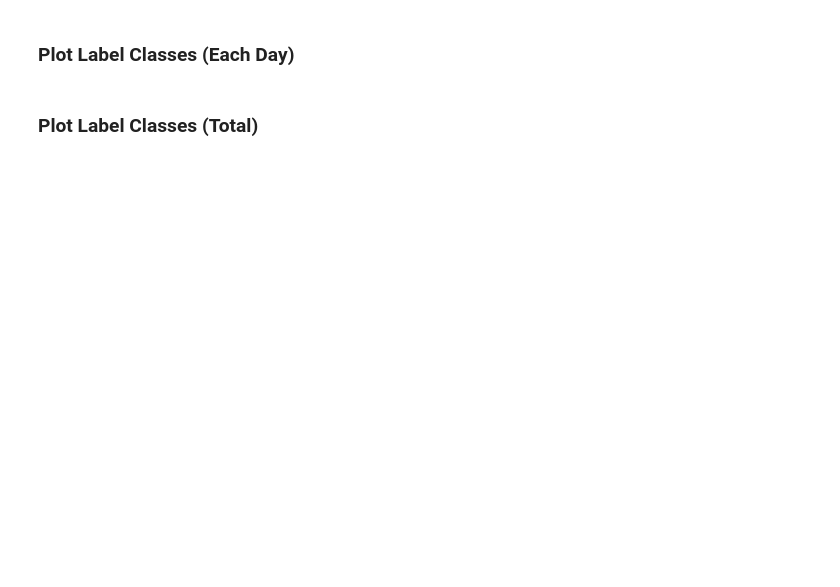
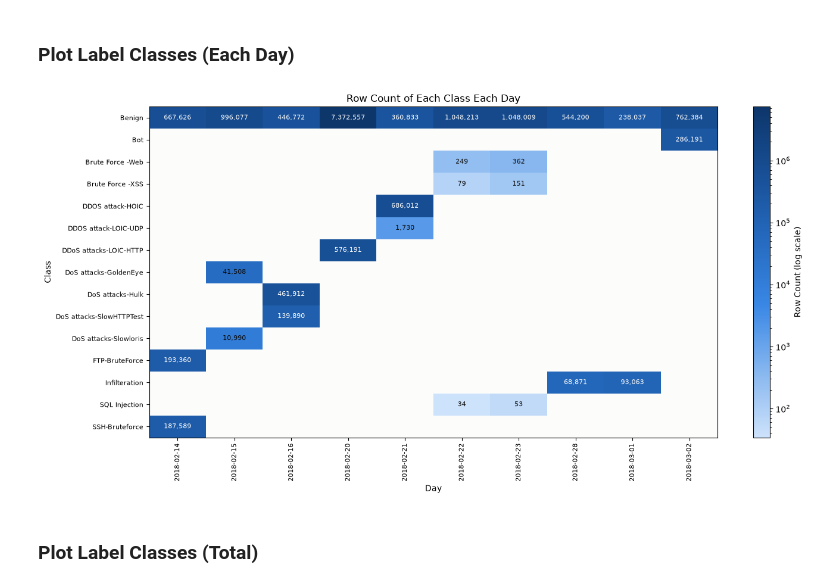
Before and after one commit to JoxNeis/mlids-robustness, a Jupyter notebook: mlids-renewed.ipynb, the cells around one changed output. Cells and saved outputs as stored; diff of their text form; code cells hidden in the pictures; blank space fills up the shorter version.

```diff
--- a/mlids-renewed.ipynb
+++ b/mlids-renewed.ipynb
@@ -70,0 +135,4 @@ LABEL_COLUMN = "label"
+# %%
+def load_classes_list(file_path: str = PATH_JSON_ORIGINAL_CLASSES_LIST) -> list[str]:
+    with open(file_path, "r", encoding="utf-8") as file:
+        return json.load(file)
@@ -388,0 +558,4 @@ del results
+# %%
+results = create_classes_list_from_a_folder(PATH_FOLDER_PARQUET_DATASET)
+display(results)
+del results
@@ -388,0 +593,21 @@ del results
+# %%
+def count_classes_in_all_files(
+    folder_path: str = PATH_FOLDER_PARQUET_DATASET,
+    label_column: str = LABEL_COLUMN,
+    classes_list: list[str] | None = None,
+    n_jobs: int = EDA_N_JOBS,
+) -> pd.DataFrame:
+    if classes_list is None:
+        classes_list = load_classes_list()
+
+    file_paths = get_file_paths_in_folder(folder_path, "parquet")
+    tasks = create_tasks_list(count_classes_in_a_single_file, file_paths, label_column, classes_list)
+
+    print_status(f"Counting classes in {len(tasks)} files")
+    results = run_tasks_in_parallel(tasks, n_jobs)
+    end_status(f"Counted classes in {len(tasks)} files")
+
+    return pd.concat(results, ignore_index=True)
+# %%
+results = group_and_sum(count_classes_in_all_files(), FILE_COLUMN, DAY_COLUMN, DAY_REGEX)
+display(results)
@@ -389,5 +627,18 @@ del results
 # %% [markdown]
 ### Plot Label Classes (Each Day)
+# %%
+plot_heatmap(
+    results.set_index(DAY_COLUMN).T,
+    "Row Count of Each Class Each Day",
+    xlabel="Day",
+    ylabel="Class",
+    log_scale=True,
+    annotate=True,
+    colorbar_label="Row Count (log scale)",
+    figsize=(14, 7),
+)
+# %% [output]
+[figure, added]
 # %% [markdown]
 ### Plot Label Classes (Total)
 # %%
```
Also changed, not shown: parts of 101 cells of this notebook, 2 other files.
